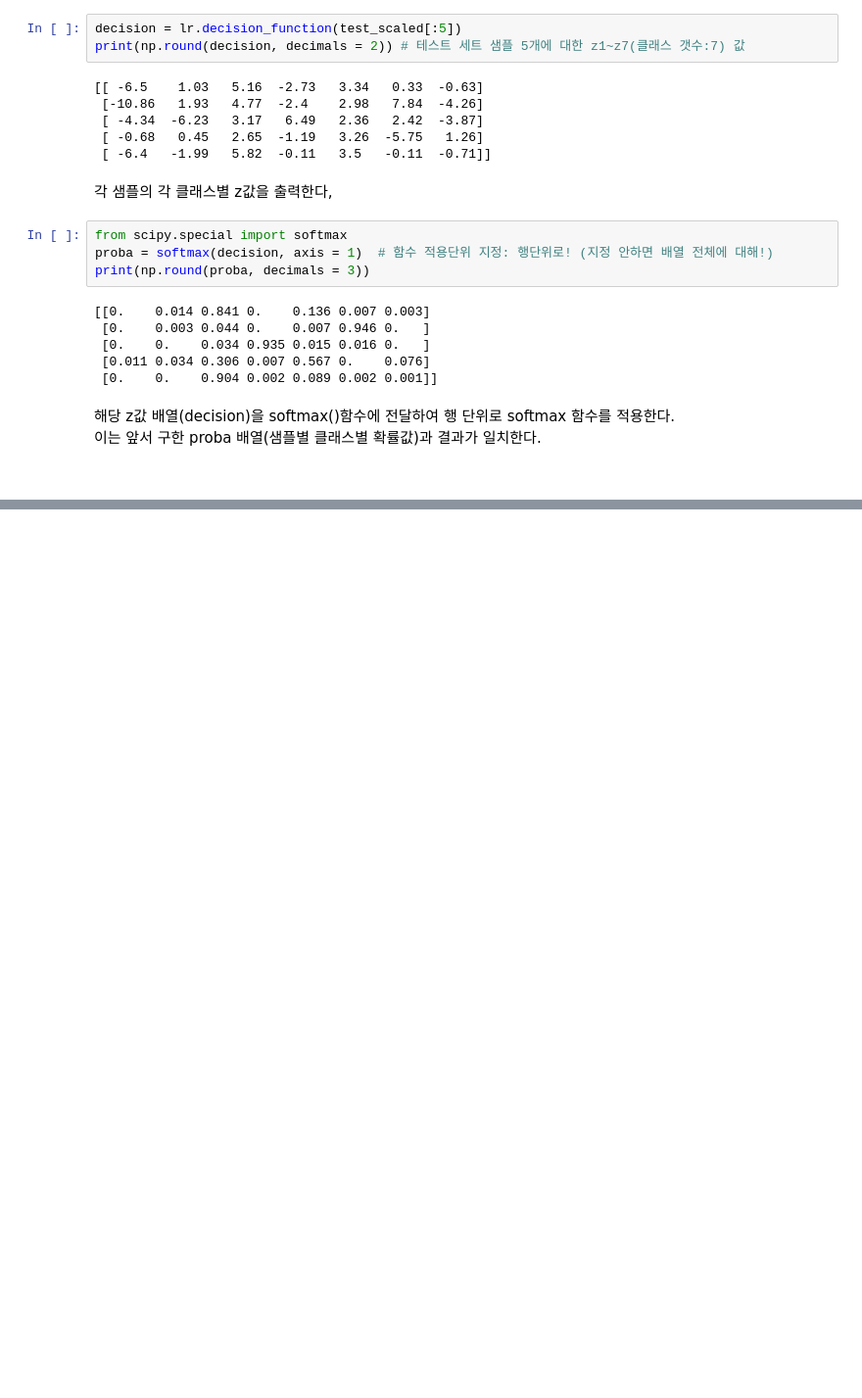
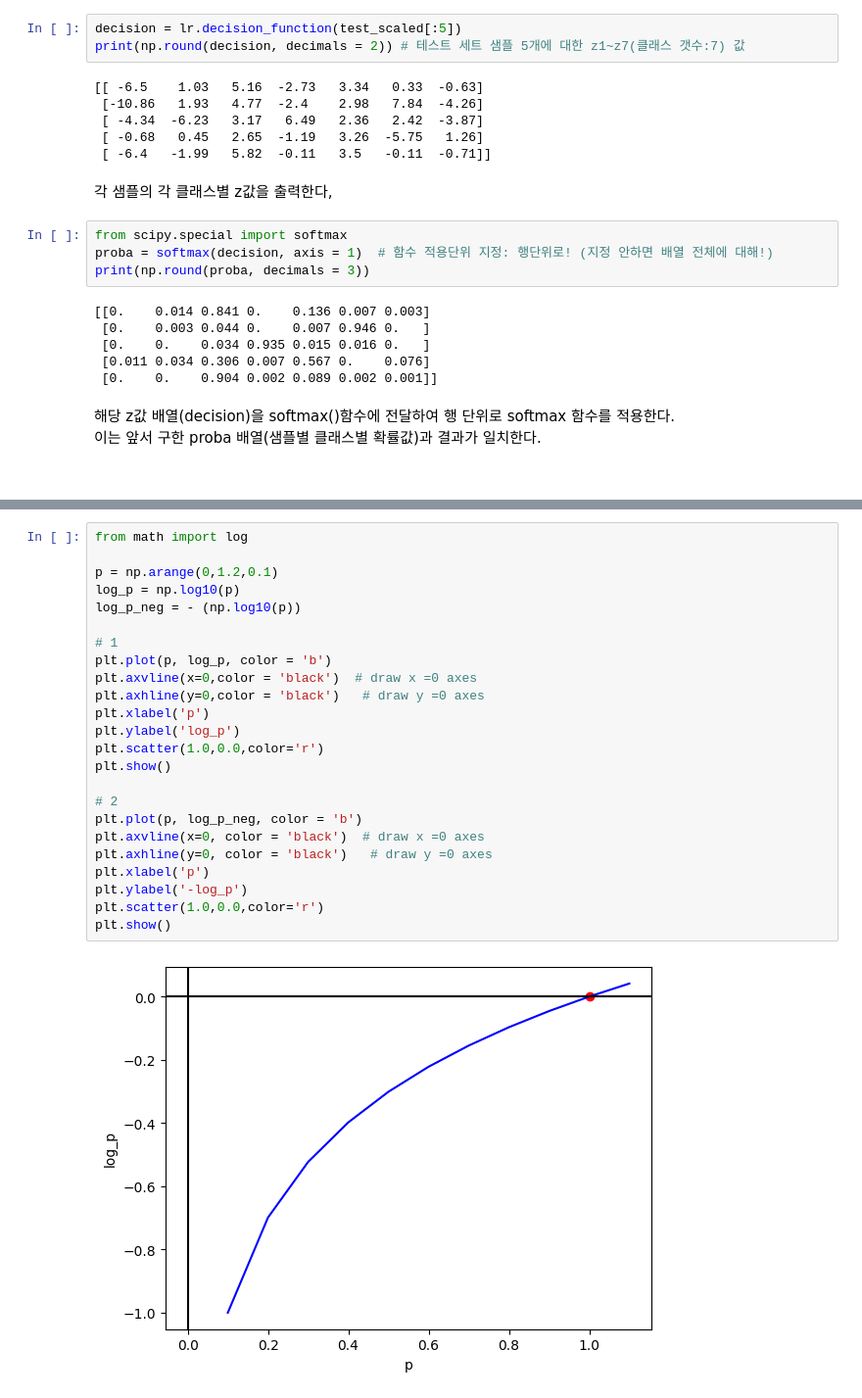
Before and after one commit to Vida0822/MachinLearning_Basic, a Jupyter notebook: classification.ipynb, the cells around one changed output, grey strips where cells are left out. Shown: that part at 98% size. Cells and saved outputs as stored; diff of their text form; blank space fills up the shorter version.

```diff
--- a/classification.ipynb
+++ b/classification.ipynb
@@ -379,0 +493,26 @@ print(np.round(proba, decimals = 3))
+# %%
+from math import log
+
+p = np.arange(0,1.2,0.1)
+log_p = np.log10(p)
+log_p_neg = - (np.log10(p))
+
+# 1
+plt.plot(p, log_p, color = 'b')
+plt.axvline(x=0,color = 'black')  # draw x =0 axes
+plt.axhline(y=0,color = 'black')   # draw y =0 axes
+plt.xlabel('p')
+plt.ylabel('log_p')
+plt.scatter(1.0,0.0,color='r')
+plt.show()
+
+# 2
+plt.plot(p, log_p_neg, color = 'b')
+plt.axvline(x=0, color = 'black')  # draw x =0 axes
+plt.axhline(y=0, color = 'black')   # draw y =0 axes
+plt.xlabel('p')
+plt.ylabel('-log_p')
+plt.scatter(1.0,0.0,color='r')
+plt.show()
+# %% [output]
+[figure, added]
```
Also changed, not shown: parts of 28 cells of this notebook.
